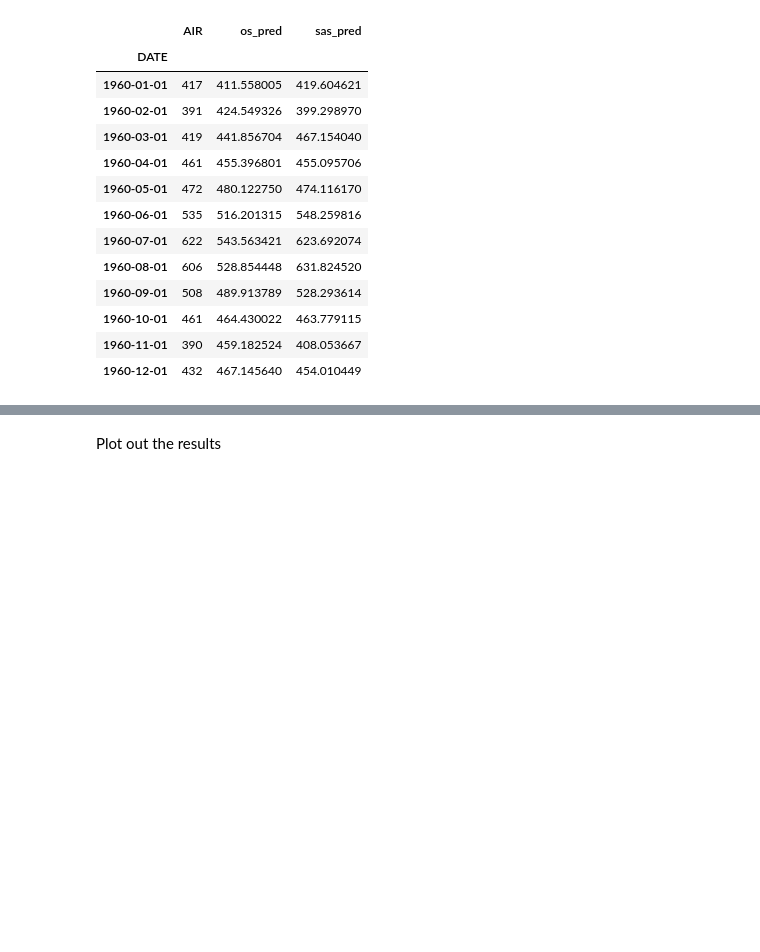
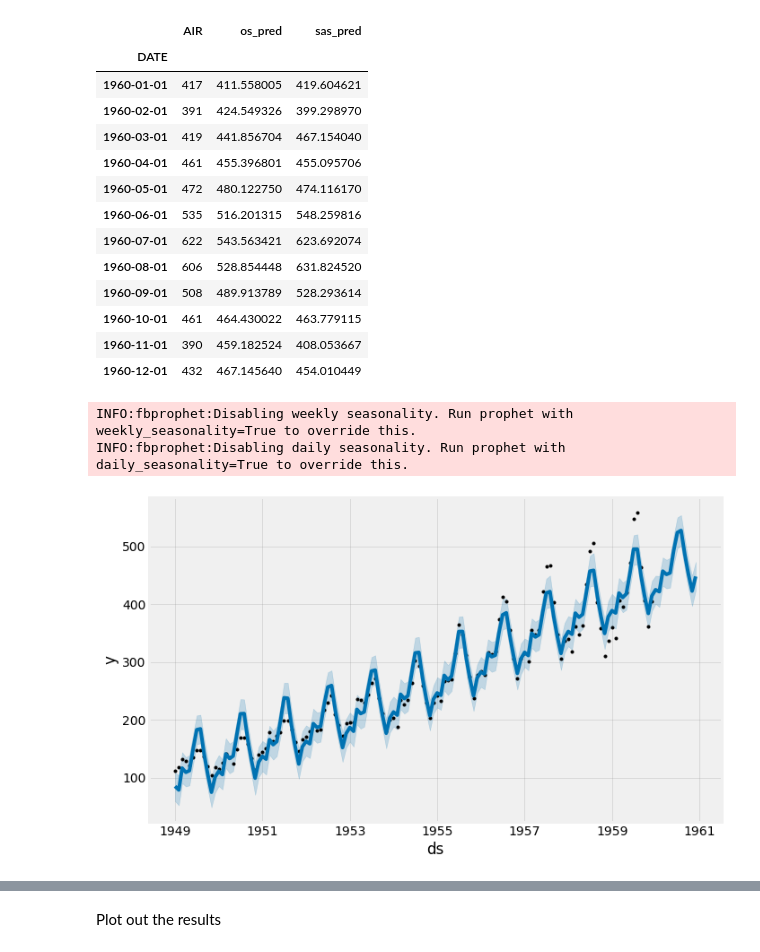
Before and after one commit to datasciencemonkey/saspy_demo, a Jupyter notebook: SASPy-ForecastingIntro.ipynb, the cells around one changed output, grey strips where cells are left out. Cells and saved outputs as stored; diff of their text form; code cells hidden in the pictures; blank space fills up the shorter version.

Commit message:
add prophet for comparison

```diff
--- a/SASPy-ForecastingIntro.ipynb
+++ b/SASPy-ForecastingIntro.ipynb
@@ -481,0 +484,13 @@ test
+# %%
+df=train.reset_index().copy()
+df.columns = ['ds','y']
+df['ds'] = pd.to_datetime(df['ds'])
+m = Prophet();
+m.fit(df);
+future = m.make_future_dataframe(12, freq='MS')
+forecast = m.predict(future)
+fig = m.plot(forecast);
+# %% [output]
+INFO:fbprophet:Disabling weekly seasonality. Run prophet with weekly_seasonality=True to override this.
+INFO:fbprophet:Disabling daily seasonality. Run prophet with daily_seasonality=True to override this.
+[figure, added]
```
Also changed, not shown: parts of 7 cells of this notebook.
